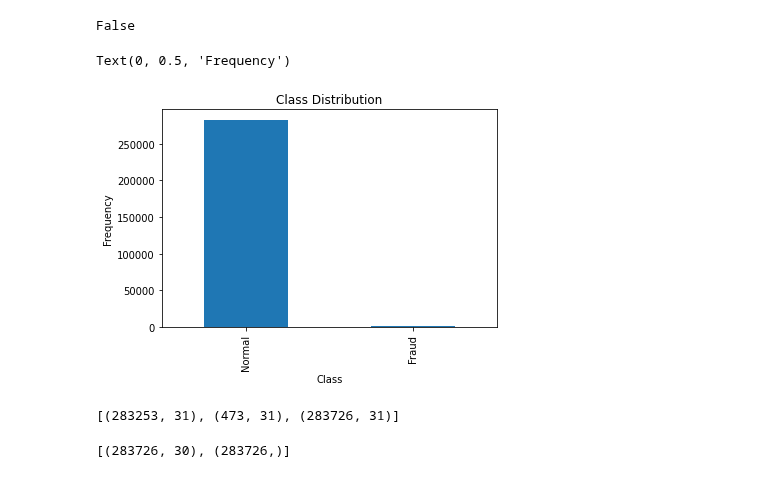
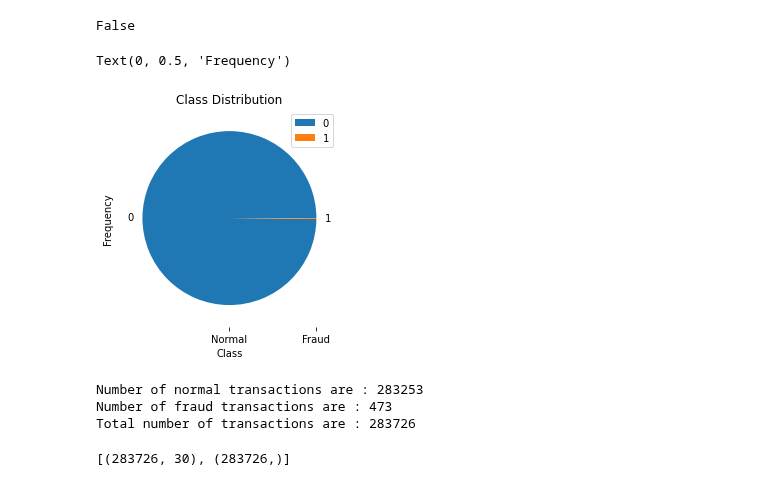
Before and after one commit to PHNPR/Credit-Card-Fraud-Detection, a Jupyter notebook: Credit Card Fraud.ipynb, the cells around one changed output. Cells and saved outputs as stored; diff of their text form; code cells hidden in the pictures.

```diff
--- a/Credit Card Fraud.ipynb
+++ b/Credit Card Fraud.ipynb
@@ -50,20 +55,26 @@ data.isnull().values.any()
 # %% [output]
 False
 # %%
+# plotting a pie chart showing normal transactions and fraud transactions.
 count_classes = pd.value_counts(data['Class'], sort = True)
-count_classes.plot(kind = 'bar')
+count_classes.plot(kind= 'pie' , legend = True)
 plt.xticks(range(2),['Normal','Fraud'])
 plt.title('Class Distribution')
 plt.xlabel('Class')
 plt.ylabel('Frequency')
 # %% [output]
 Text(0, 0.5, 'Frequency')
-[figure, old version]
+[figure, new version]
 # %%
+# Finding the number of normal transactions and fraud transactions in the dataset.
 normal = data[data['Class'] == 0]
 fraud = data[data['Class'] == 1]
 
-[normal.shape,fraud.shape,data.shape]
+print('Number of normal transactions are :' , normal.shape[0])
+print('Number of fraud transactions are :' , fraud.shape[0])
+print('Total number of transactions are :' , data.shape[0])
 # %% [output]
-[(283253, 31), (473, 31), (283726, 31)]
+Number of normal transactions are : 283253
+Number of fraud transactions are : 473
+Total number of transactions are : 283726
 # %%
```
Also changed, not shown: parts of 11 cells of this notebook.
